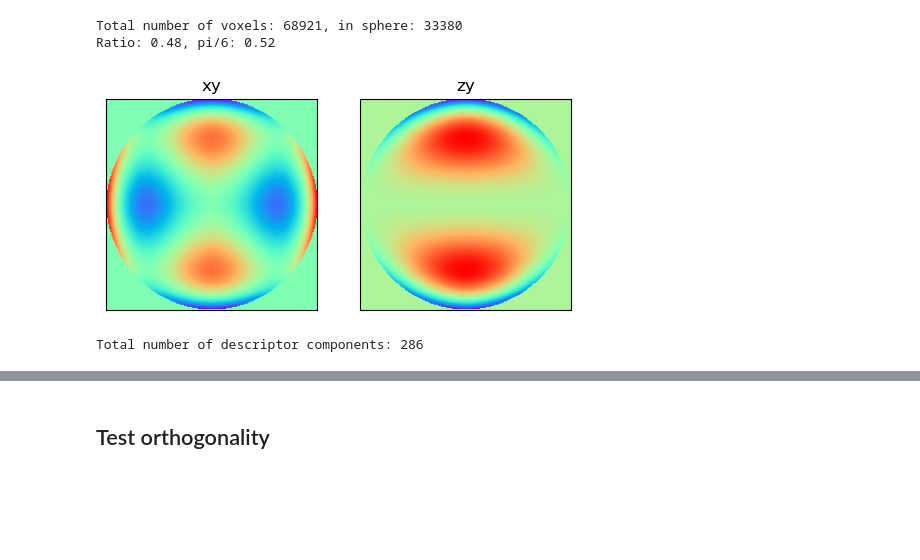
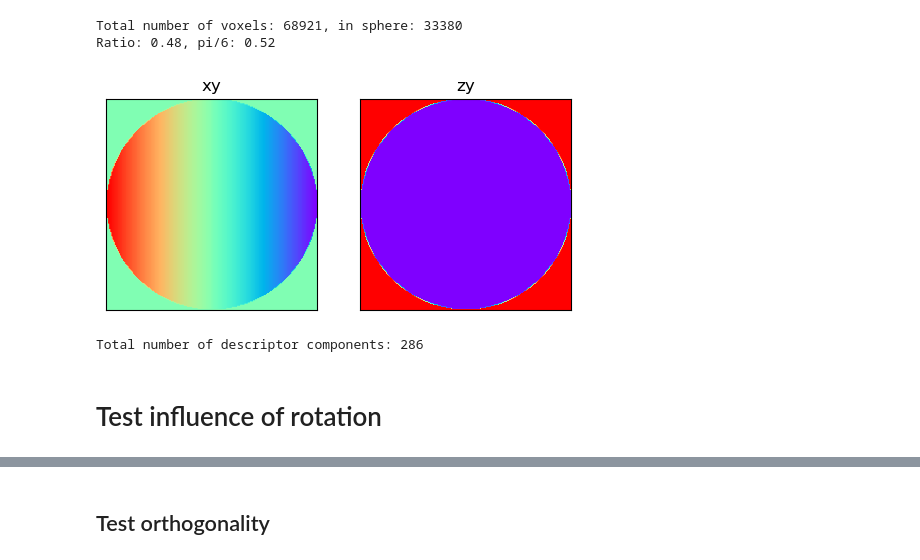
Before and after one commit to denyskononenko/datasciencesnippets, a Jupyter notebook: descriptors/zernike3D.ipynb, the cells around one changed output, grey strips where cells are left out. Saved outputs shown, nothing was run; the diff lists cells and outputs as text; code cells hidden in the pictures; blank space fills up the shorter version.

```diff
--- a/descriptors/zernike3D.ipynb
+++ b/descriptors/zernike3D.ipynb
@@ -210,7 +210,8 @@ def make_3D_img_from_spheres(spheres: list, val: float=1, ds: float=0.1):
     return grid
 # %%
 test_structure1 = [(0, 0, 0, 0.2)]
-test_structure2 = [(0.5, 0, 0, 0.2), (-0.5, 0, 0, 0.2), (0,0.5,0,0.3), (0,-0.5,0,0.3)]
+test_structure2 = [(-0.5, 0, 0, 0.2), (0.5, 0, 0, 0.2)]
+test_structure3 = [(0.5, 0, 0, 0.2), (-0.5, 0, 0, 0.2), (0,0.5,0,0.3), (0,-0.5,0,0.3)]
 
 test_3d_image = make_3D_img_from_spheres(test_structure2, ds=0.05)
 
@@ -228,9 +229,9 @@ Ratio: 0.48, pi/6: 0.52
 zen.plot_img3d()
 #zen.plot_radial(1, 1)
 # %%
-zen.plot_zfunction_slice(4, 2, 2, 1)
+zen.plot_zfunction_slice(1, 1, 1, 0.1)
 # %% [output]
-[figure, old version]
+[figure, new version]
 # %%
 zen.plot_zfunction_3d(2,2,2,add_img3d=False)
 # %%
@@ -245,3 +246,5 @@ Total number of descriptor components: 286
 reconstrucuted_IMG3D = zen.reconstruct(descriptor, add_img3d=True)
 # %%
 zen.plot_denisty_plot_3d(reconstrucuted_IMG3D)
+# %% [markdown]
+# Test influence of rotation
```
Also changed, not shown: parts of 2 cells of this notebook.
